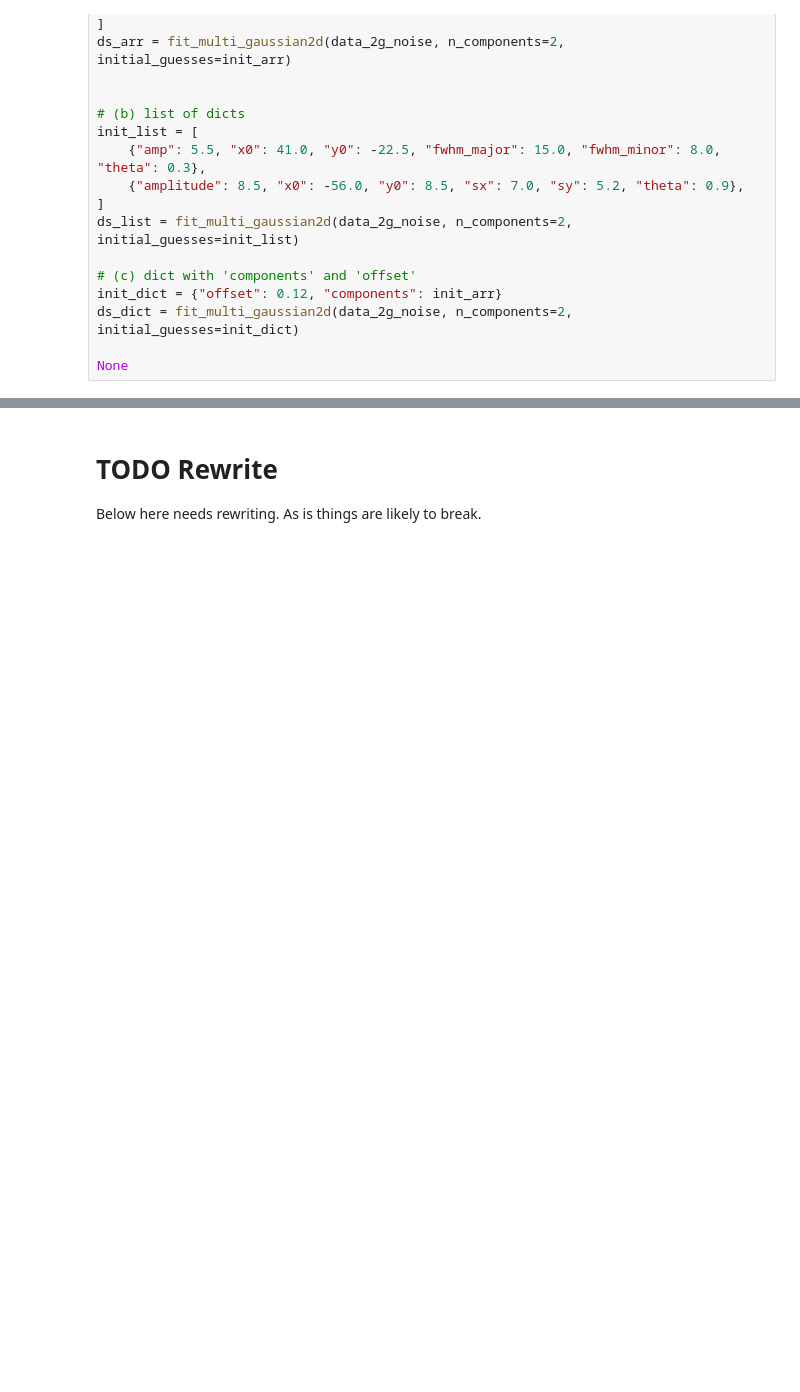
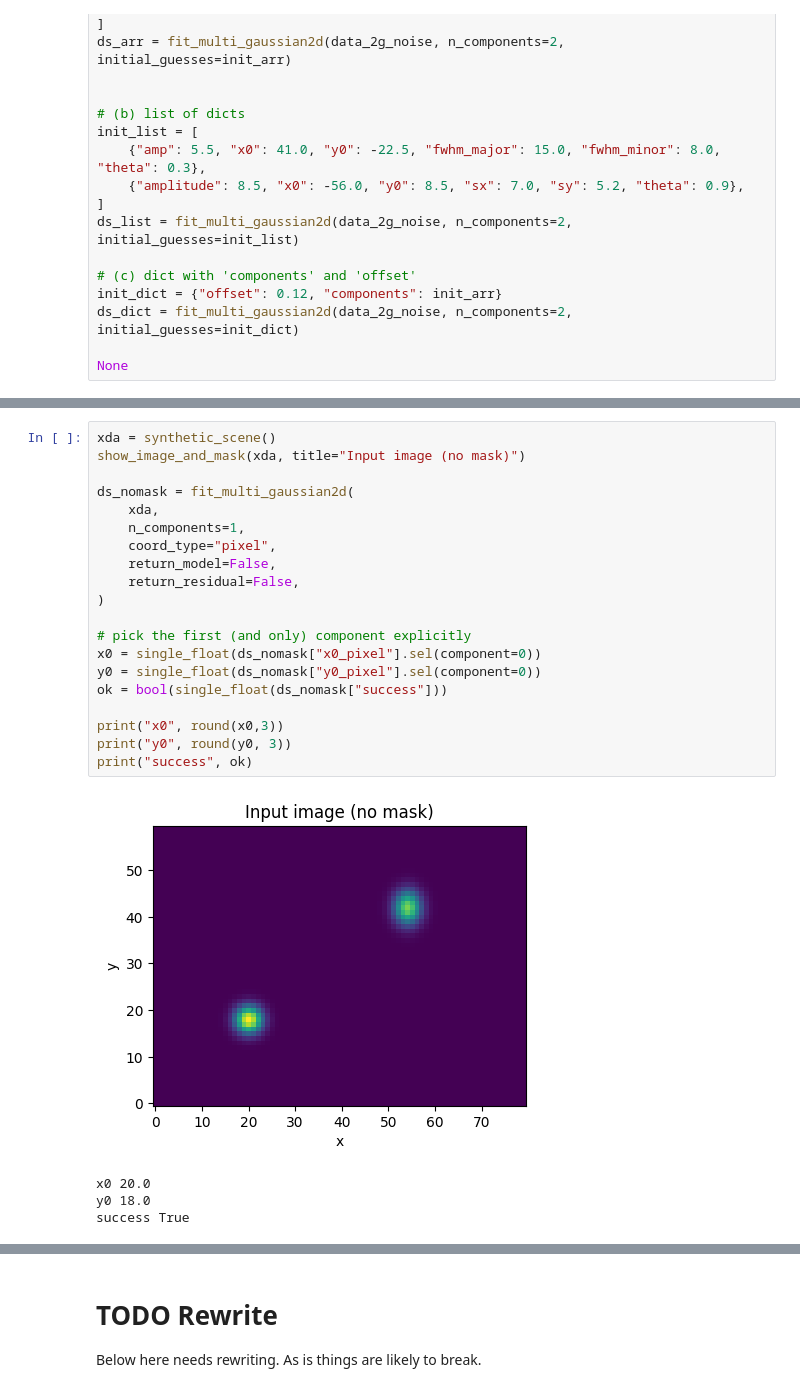
Before and after one commit to casangi/astroviper, a Jupyter notebook: docs/multi_gaussian2d_fit.ipynb, the cells around one changed output, grey strips where cells are left out. Drawn from its saved outputs; the diff is of its cells as text; blank space fills up the shorter version.

```diff
--- a/docs/multi_gaussian2d_fit.ipynb
+++ b/docs/multi_gaussian2d_fit.ipynb
@@ -650,0 +786,25 @@ We are fitting to these models:  [{'amp': 5.0, 'x0': 40, 'y0': -20, 'fwhm_major'
+# %%
+xda = synthetic_scene()
+show_image_and_mask(xda, title="Input image (no mask)")
+
+ds_nomask = fit_multi_gaussian2d(
+    xda,
+    n_components=1,
+    coord_type="pixel",
+    return_model=False,
+    return_residual=False,
+)
+
+# pick the first (and only) component explicitly
+x0 = single_float(ds_nomask["x0_pixel"].sel(component=0))
+y0 = single_float(ds_nomask["y0_pixel"].sel(component=0))
+ok = bool(single_float(ds_nomask["success"]))
+
+print("x0", round(x0,3))
+print("y0", round(y0, 3))
+print("success", ok)
+# %% [output]
+[figure, added]
+x0 20.0
+y0 18.0
+success True
```
Also changed, not shown: parts of 25 cells of this notebook, 2 other files.
